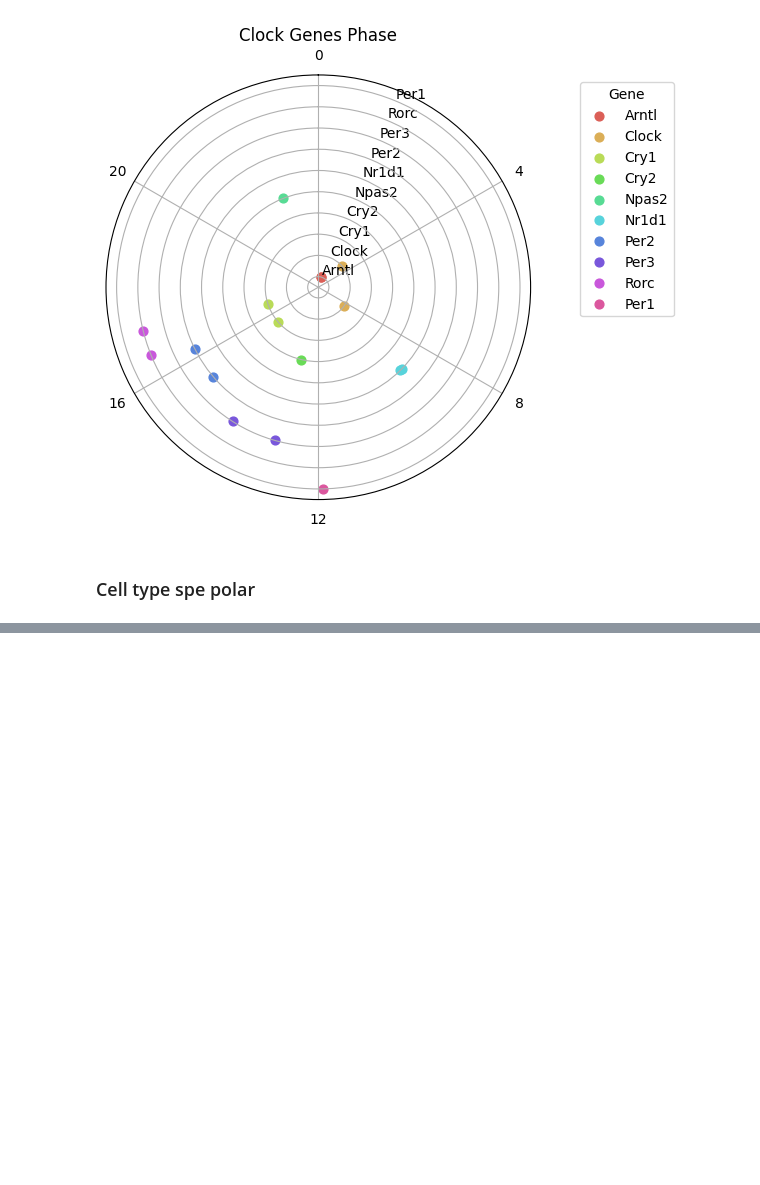
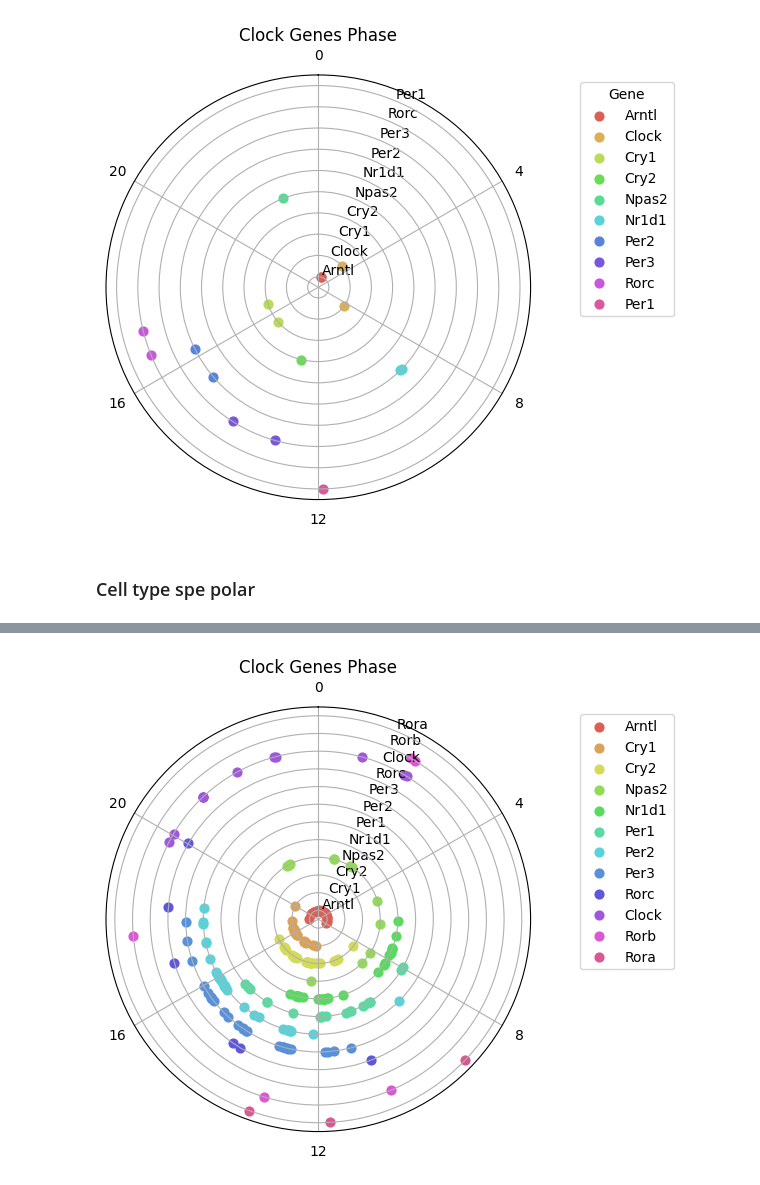
Before and after one commit to Carboneinerte/Xenium-workflow, a Jupyter notebook: downstream_analysis.ipynb, the cells around one changed output, grey strips where cells are left out. Drawn from its saved outputs; the diff is of its cells as text; code cells hidden in the pictures; blank space fills up the shorter version.

Commit message:
polar plot

```diff
--- a/downstream_analysis.ipynb
+++ b/downstream_analysis.ipynb
@@ -82,4 +82,5 @@ plt.show()
 # %% [markdown]
 ### Cell type spe polar
 # %%
-df = pd.read_excel('D:\\MMC_temp\circa2_cyc_siggene_analysis_celltype.xlsx', sheet_name=None)
+import pandas as pd
+df = pd.read_excel('data/circa2_cyc_siggene_analysis_celltype.xlsx', sheet_name=None)
@@ -86,2 +96,7 @@ df = pd.read_excel('D:\\MMC_temp\circa2_cyc_siggene_analysis_celltype.xlsx', she
 # %%
-df['ABC'].drop
+clockgenelist=['Arntl', 'Clock', 'Cry1', 'Cry2', 'Npas2', 'Nr1d1', 'Per1', 'Per2', 'Per3', 'Rora', 'Rorb', 'Rorc']
+dataset = pd.DataFrame()
+for key in df.keys():
+    subdf = df[key].filter(['CycID', 'meta2d_phase'], axis=1)
+    subdf = subdf[subdf['CycID'].isin(clockgenelist)]
+    dataset = pd.concat([dataset, subdf])
@@ -101,0 +105,52 @@ df['ABC'].drop
+# %%
+import pandas as pd
+import matplotlib.pyplot as plt
+import seaborn as sns
+import numpy as np
+
+# Sample structure: replace this with your real data
+# Each row = one observation of a gene at a specific phase
+data = pd.DataFrame({
+                    'Gene': dataset['CycID'],
+                    'Phase': dataset['meta2d_phase']
+                    })
+
+# Convert phase to radians for polar plot
+data['Radians'] = data['Phase'] / 24 * 2 * np.pi
+
+# Assign each gene a numeric ID for radial position (distance from center)
+gene_order = data['Gene'].unique()
+gene_to_radius = {gene: i for i, gene in enumerate(gene_order, start=1)}
+data['Radius'] = data['Gene'].map(gene_to_radius)
+
+# Color palette
+palette = sns.color_palette("hls", len(gene_order))
+gene_colors = dict(zip(gene_order, palette))
+data['Color'] = data['Gene'].map(gene_colors)
+
+# Plot
+plt.figure(figsize=(6,6))
+ax = plt.subplot(111, polar=True)
+ax.set_theta_direction(-1)
+ax.set_theta_offset(np.pi / 2.0)
+ax.grid(True)
+
+# Scatter plot
+for gene in gene_order:
+    subset = data[data['Gene'] == gene]
+    ax.scatter(subset['Radians'], subset['Radius'], label=gene, color=gene_colors[gene], s=40)
+
+ax.set_yticks(range(1, len(gene_order) + 1))
+ax.set_yticklabels(gene_order)
+ax.set_ylim(0.5, len(gene_order) + 0.5)
+ax.set_xticks(np.linspace(0, 2 * np.pi, 6, endpoint=False))
+ax.set_xticklabels(['0', '4', '8', '12', '16', '20'])
+
+plt.title('Clock Genes Phase')
+ax.legend(bbox_to_anchor=(1.1, 1.0), loc="upper left")
+
+
+plt.tight_layout()
+plt.show()
+# %% [output]
+[figure, added]
```
Also changed, not shown: parts of 3 cells of this notebook, 2 other files.
